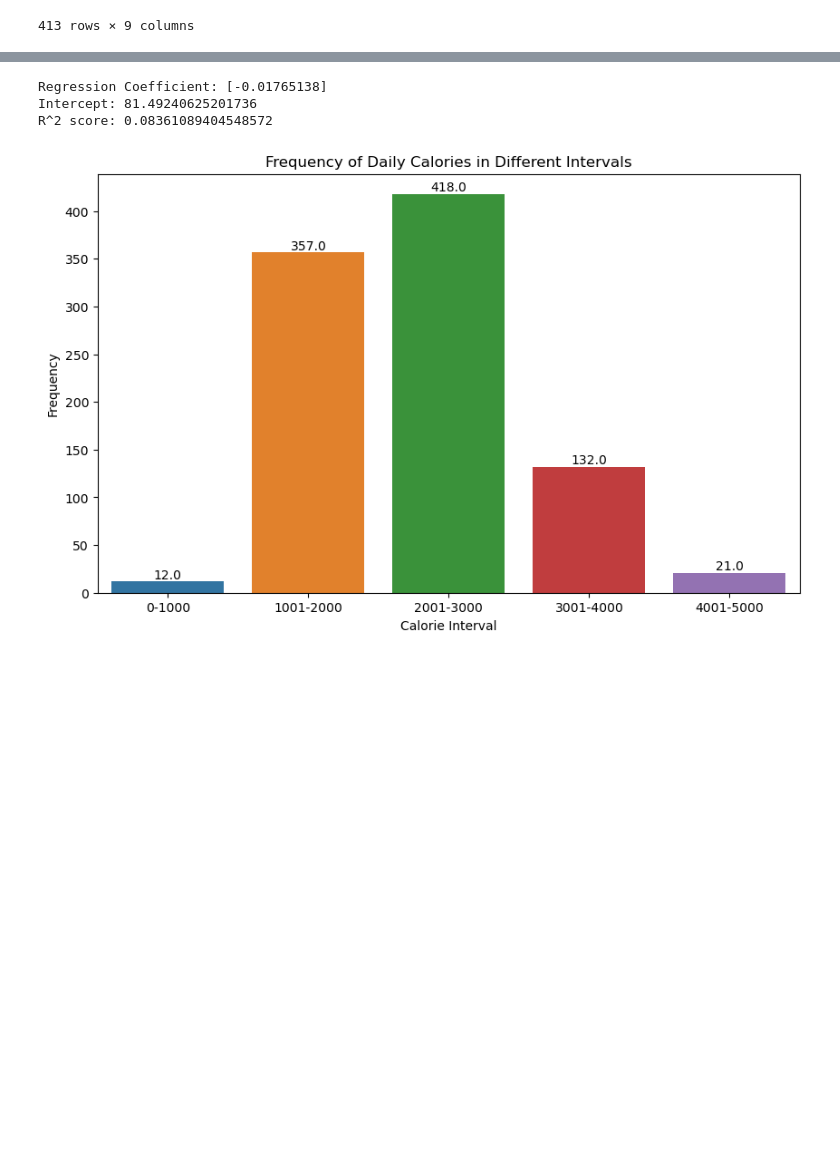
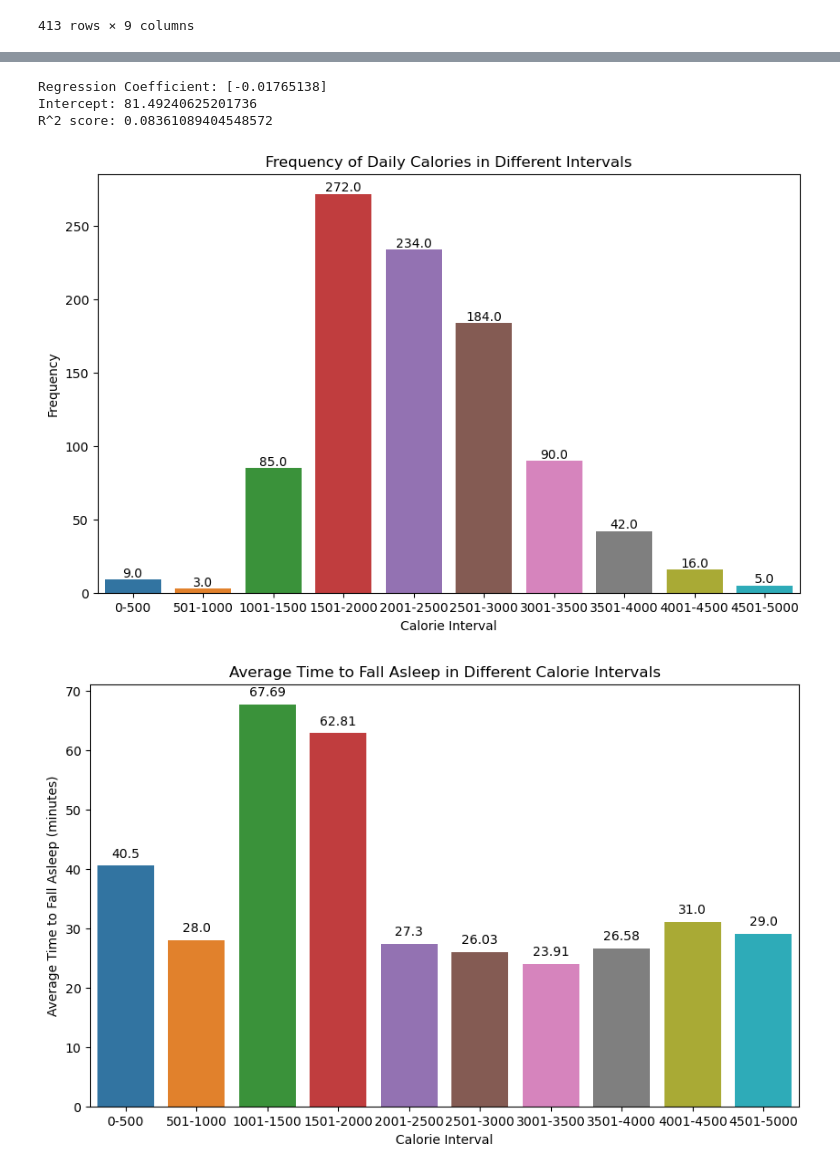
Before and after one commit to Hebbo23/Project-Big-Data---Group-22, a Jupyter notebook: final project code.ipynb, the cells around one changed output, grey strips where cells are left out. Cells and saved outputs as stored; diff of their text form; code cells hidden in the pictures; blank space fills up the shorter version.

```diff
--- a/final project code.ipynb
+++ b/final project code.ipynb
@@ -115,12 +170,15 @@ def plot_calorie_intervals(dailyCalories: pd.DataFrame):
 # %%
 a = merge_dailyCal_sleepDay(dailyCalories, sleepday)
 visualize_data(a)
-plot_calorie_intervals(dailyCalories)
+plot_calorie_intervals_frequency(dailyCalories)
+plot_calorie_intervals_avg_sleep(a)
+plot_box_calorie_intervals_avg_sleep(a)
 # %% [output]
 [figure]
 [figure]
 [figure]
 Regression Coefficient: [-0.01765138]
 Intercept: 81.49240625201736
 R^2 score: 0.08361089404548572
-[figure, old version]
+[figure, new version]
+[figure, added]
```
Also changed, not shown: parts of 13 cells of this notebook.
